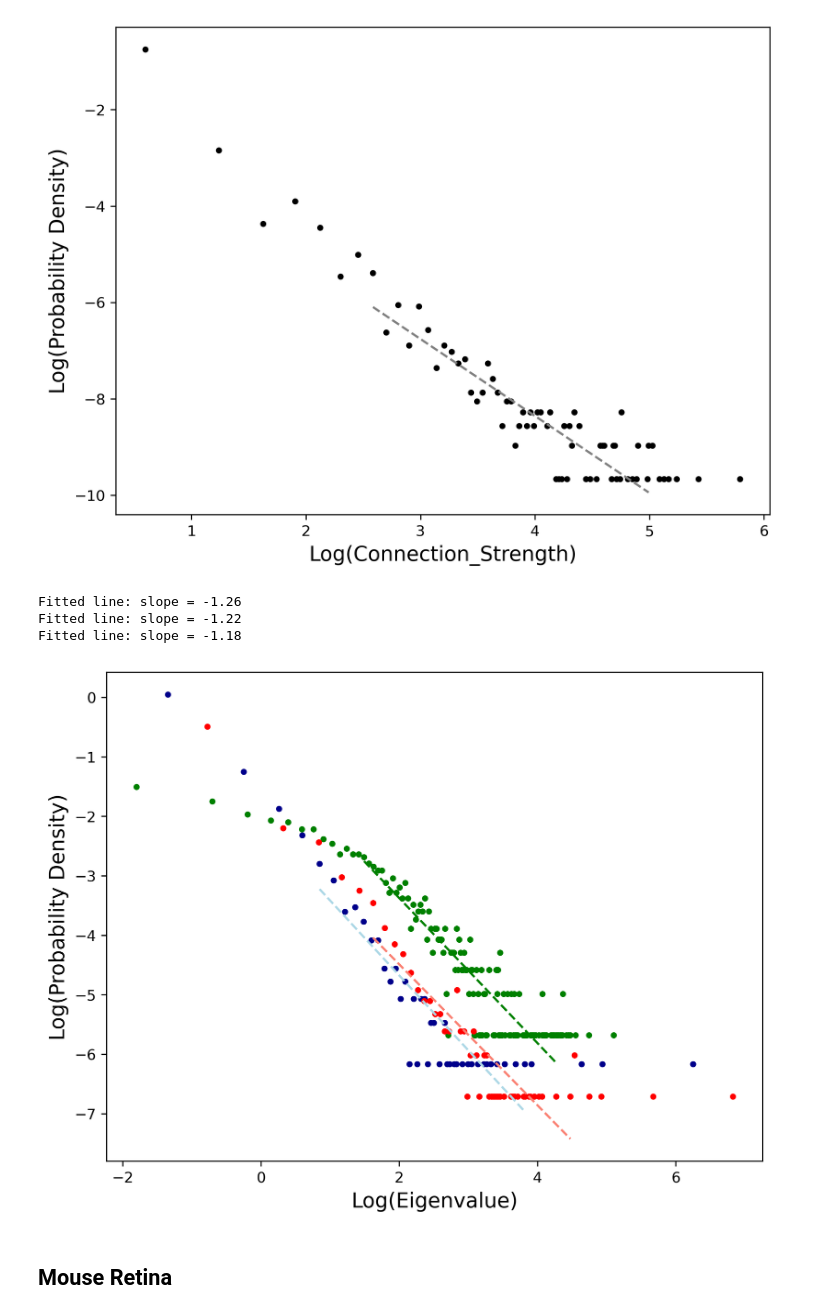
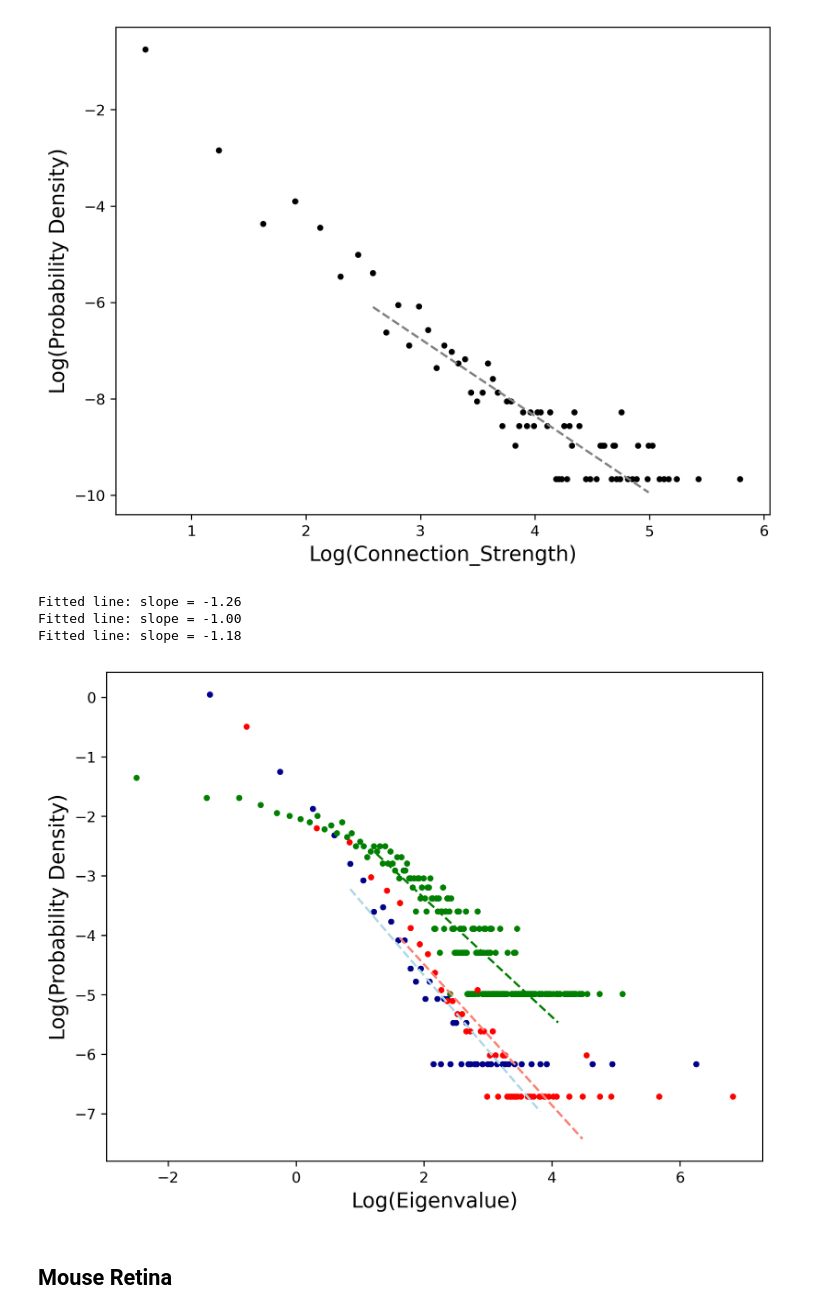
Before and after one commit to lhtPeking/The-Propagation-of-Power-Law-Distribution-in-Neural-Networks, a Jupyter notebook: Eigen_Static.ipynb, the cells around one changed output. Drawn from its saved outputs; the diff is of its cells as text; code cells hidden in the pictures.

```diff
--- a/Eigen_Static.ipynb
+++ b/Eigen_Static.ipynb
@@ -89,7 +91,7 @@ slope1, intercept1, ax_1 = PlotMethod.log_log_plot(
 
 _ = PlotMethod.log_log_plot(
         eigenvalue_list_shuffled_drosophila_optic_medulla, # list or matrix
-        bin_num=500,
+        bin_num=1000,
         regression=True,
         range_=None, # tuple: (min,max)
         lowerbound=0.1,
@@ -98,35 +100,35 @@ _ = PlotMethod.log_log_plot(
         density=True,
         color_scatter="green",
         color_fit="green",
         show=False,
         ax=ax_1,
         return_params=True,
         xlabel="Log(Eigenvalue)"
         )
 
 
 
 _ = PlotMethod.log_log_plot(
         brunel_weighted_eigenvalue_list_drosophila_optic_medulla, # list or matrix
         bin_num=1000,
         regression=True,
         range_=None, # tuple: (min,max)
         lowerbound=0.1,
         higherbound=0.9,
         num_points=1000, # interception point number
         density=True,
         color_scatter="red",
         color_fit="salmon",
         show=True,
         ax=ax_1,
         return_params=True,
         xlabel="Log(Eigenvalue)"
         )
 # %% [output]
 Fitted line: slope = -1.26
-Fitted line: slope = -1.22
+Fitted line: slope = -1.00
 Fitted line: slope = -1.18
-[figure, old version]
+[figure, new version]
 # %% [markdown]
 ## Mouse Retina
 # %%
```
Also changed, not shown: parts of 6 cells of this notebook.
